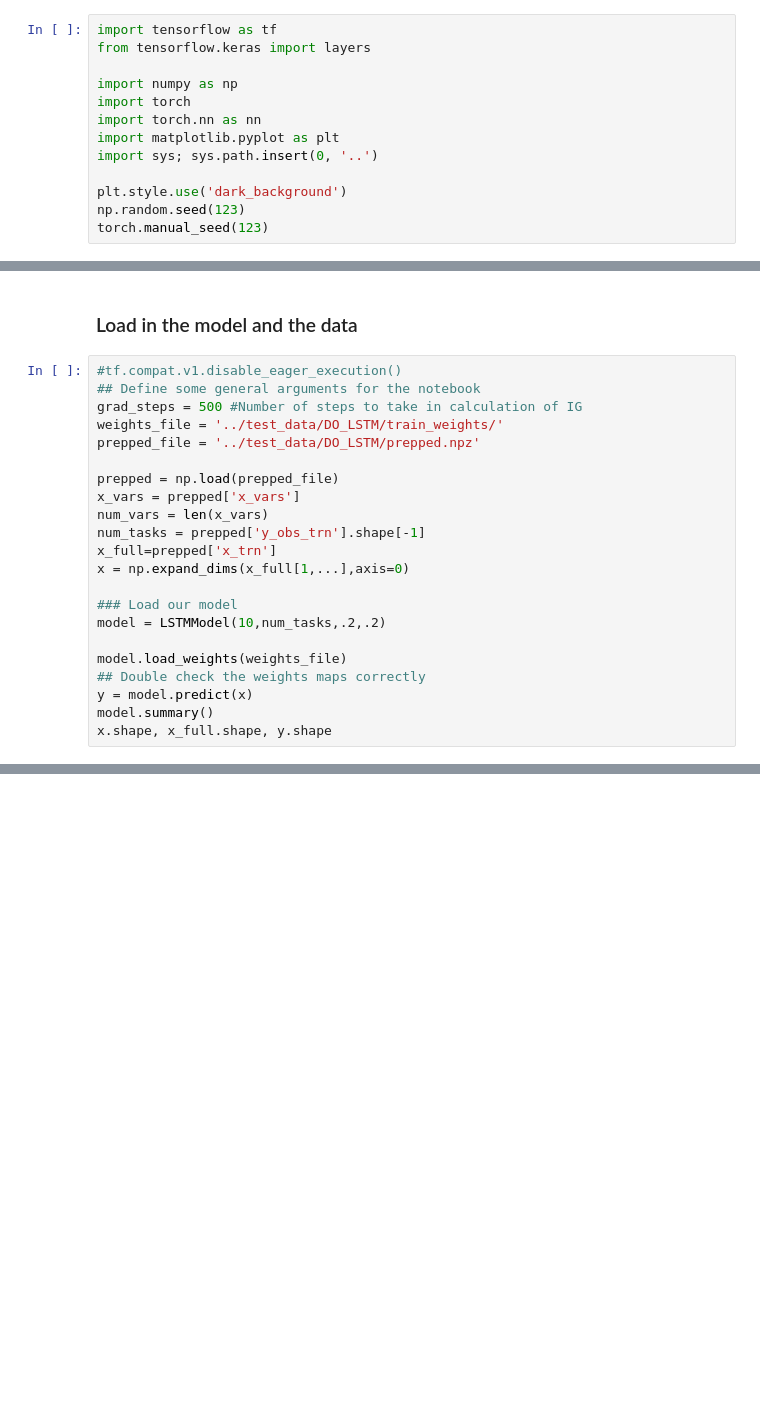
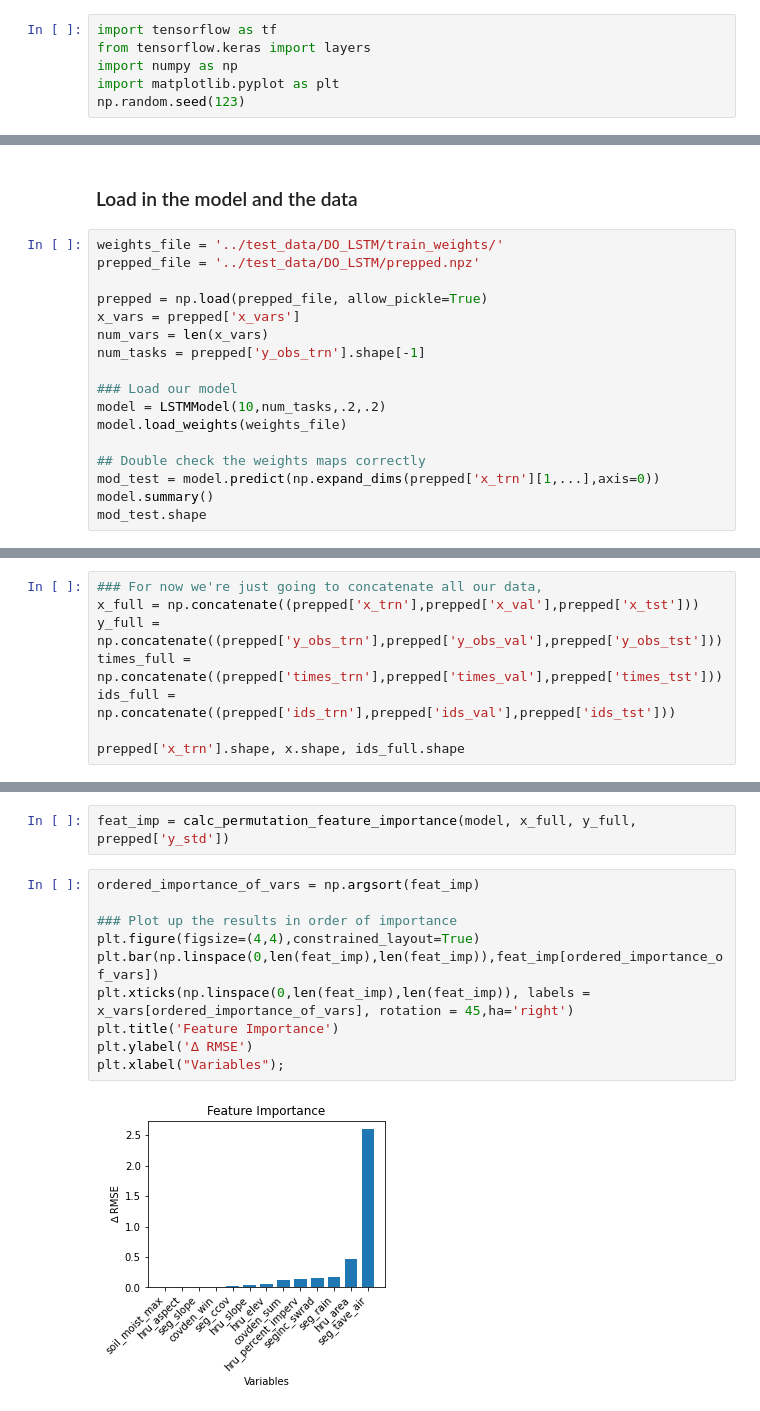
Before and after one commit to DOI-USGS/xai-workflows, a Jupyter notebook: prototyping_notebooks/06_02_DO_Walkthrough.ipynb, the cells around one changed output, grey strips where cells are left out. Drawn from its saved outputs; the diff is of its cells as text; blank space fills up the shorter version.

```diff
--- a/prototyping_notebooks/06_02_DO_Walkthrough.ipynb
+++ b/prototyping_notebooks/06_02_DO_Walkthrough.ipynb
@@ -1,13 +1,6 @@
 # %%
 import tensorflow as tf
 from tensorflow.keras import layers
-
 import numpy as np
-import torch
-import torch.nn as nn
 import matplotlib.pyplot as plt
-import sys; sys.path.insert(0, '..')
-
-plt.style.use('dark_background')
 np.random.seed(123)
-torch.manual_seed(123)
@@ -78,25 +107,20 @@ def expected_gradients_tf(x, x_set, model, n_samples, temporal_focus=None,task_f
 # %% [markdown]
 ### Load in the model and the data
 # %%
-#tf.compat.v1.disable_eager_execution()
-## Define some general arguments for the notebook
-grad_steps = 500 #Number of steps to take in calculation of IG
 weights_file = '../test_data/DO_LSTM/train_weights/'
 prepped_file = '../test_data/DO_LSTM/prepped.npz'
 
-prepped = np.load(prepped_file)
+prepped = np.load(prepped_file, allow_pickle=True)
 x_vars = prepped['x_vars']
 num_vars = len(x_vars)
 num_tasks = prepped['y_obs_trn'].shape[-1]
-x_full=prepped['x_trn']
-x = np.expand_dims(x_full[1,...],axis=0)
 
 ### Load our model
 model = LSTMModel(10,num_tasks,.2,.2)
+model.load_weights(weights_file)
 
-model.load_weights(weights_file)
 ## Double check the weights maps correctly
-y = model.predict(x)
+mod_test = model.predict(np.expand_dims(prepped['x_trn'][1,...],axis=0))
 model.summary()
-x.shape, x_full.shape, y.shape
+mod_test.shape
 # %% [output]
@@ -150,0 +141,8 @@ def expected_gradients_tf(x, x_set, model, n_samples, temporal_focus=None,task_f
+# %%
+### For now we're just going to concatenate all our data,
+x_full = np.concatenate((prepped['x_trn'],prepped['x_val'],prepped['x_tst']))
+y_full = np.concatenate((prepped['y_obs_trn'],prepped['y_obs_val'],prepped['y_obs_tst']))
+times_full = np.concatenate((prepped['times_trn'],prepped['times_val'],prepped['times_tst']))
+ids_full = np.concatenate((prepped['ids_trn'],prepped['ids_val'],prepped['ids_tst']))
+
+prepped['x_trn'].shape, x.shape, ids_full.shape
@@ -150,0 +153,14 @@ def expected_gradients_tf(x, x_set, model, n_samples, temporal_focus=None,task_f
+# %%
+feat_imp = calc_permutation_feature_importance(model, x_full, y_full, prepped['y_std'])
+# %%
+ordered_importance_of_vars = np.argsort(feat_imp)
+
+### Plot up the results in order of importance
+plt.figure(figsize=(4,4),constrained_layout=True)
+plt.bar(np.linspace(0,len(feat_imp),len(feat_imp)),feat_imp[ordered_importance_of_vars])
+plt.xticks(np.linspace(0,len(feat_imp),len(feat_imp)), labels = x_vars[ordered_importance_of_vars], rotation = 45,ha='right')
+plt.title('Feature Importance')
+plt.ylabel('∆ RMSE')
+plt.xlabel("Variables");
+# %% [output]
+[figure, added]
```
Also changed, not shown: parts of 24 cells of this notebook.
